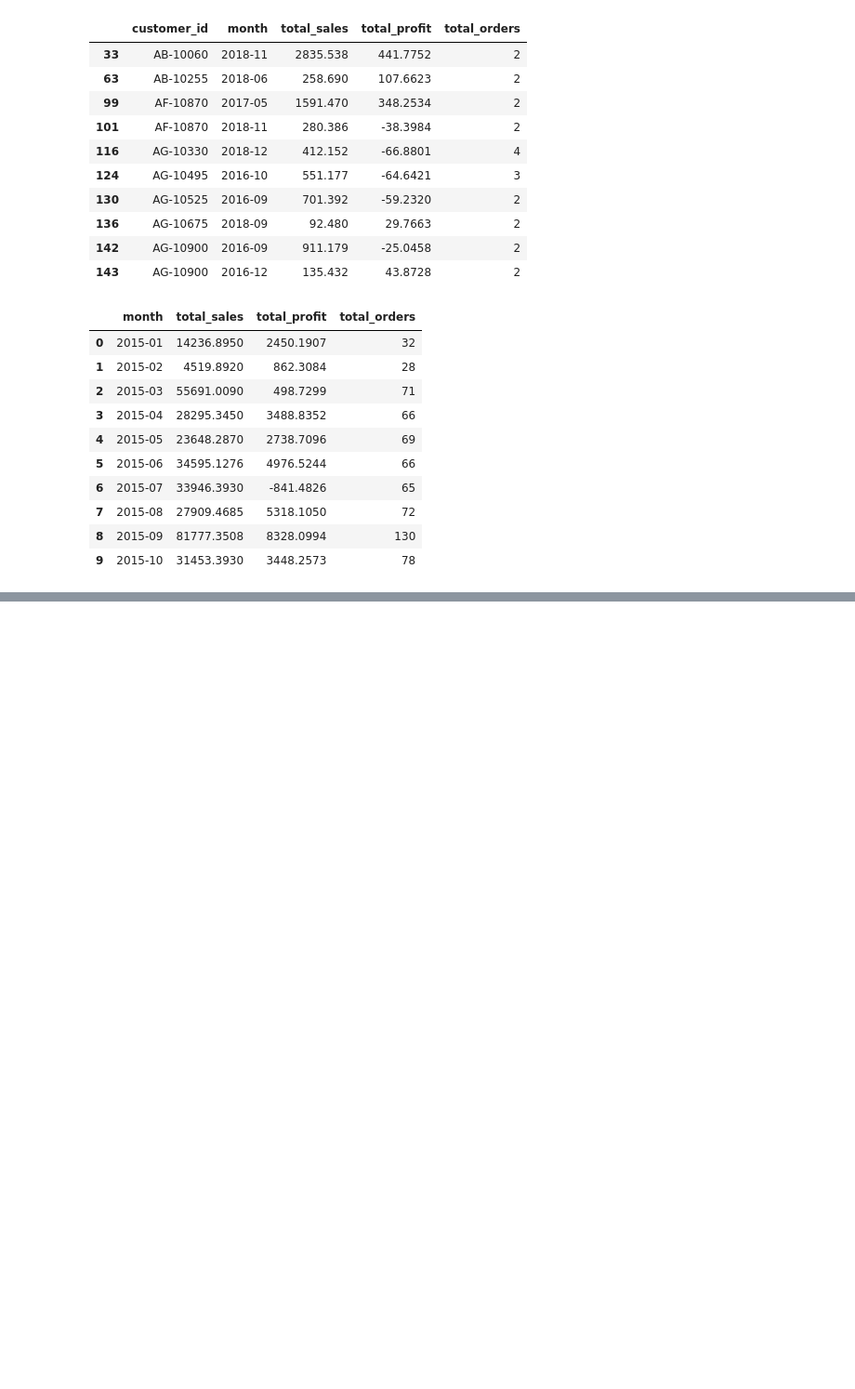
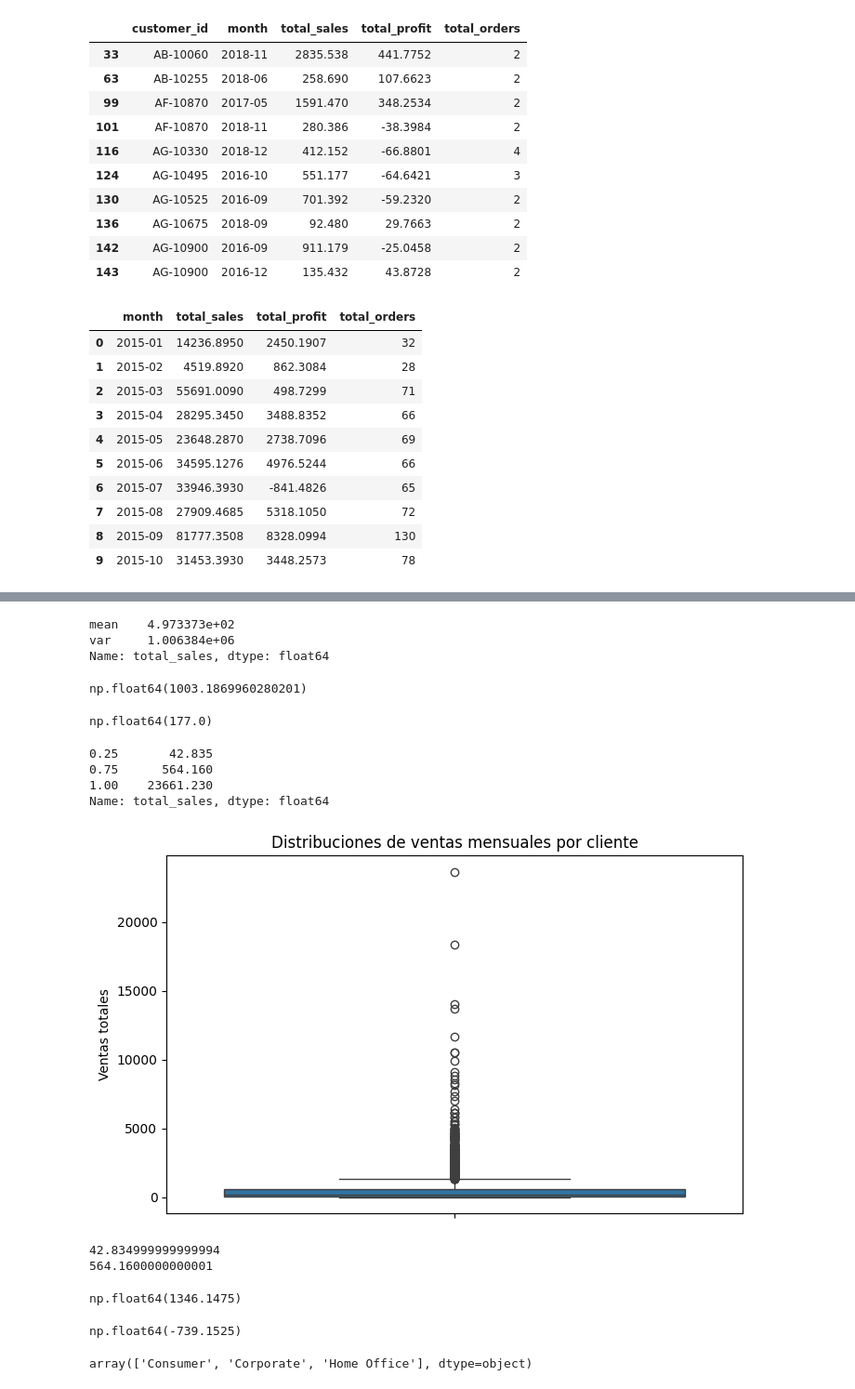
Before and after one commit to ofega91/superstore-data-analysis, a Jupyter notebook: notebooks/03_superstore_statistics.ipynb, the cells around one changed output, grey strips where cells are left out. Shown at 93% size. Cells and saved outputs as stored; diff of their text form; code cells hidden in the pictures; blank space fills up the shorter version.

```diff
--- a/notebooks/03_superstore_statistics.ipynb
+++ b/notebooks/03_superstore_statistics.ipynb
@@ -115,3 +115,6 @@ monthly_summary.head(10)
 | 7 | 2015-08 | 27909.4685 | 5318.1050 | 72 |
 | 8 | 2015-09 | 81777.3508 | 8328.0994 | 130 |
 | 9 | 2015-10 | 31453.3930 | 3448.2573 | 78 |
+# %%
+customer_monthly['profit_margin'] = ((customer_monthly['total_profit']/customer_monthly['total_sales'])*100).round(2)
+customer_monthly.head(10)
@@ -117,0 +133,3 @@ monthly_summary.head(10)
+# %%
+customer_monthly['avg_order_value'] = (customer_monthly['total_sales']/customer_monthly['total_orders']).round(2)
+customer_monthly.head(15)
@@ -117,0 +167,4 @@ monthly_summary.head(10)
+# %%
+customer_monthly['total_sales'] = customer_monthly['total_sales'].round(2)
+customer_monthly['total_profit'] = customer_monthly['total_profit'].round(2)
+customer_monthly.head(10)
@@ -117,0 +183,52 @@ monthly_summary.head(10)
+# %%
+customer_monthly['total_sales'].agg(['mean', 'var'])
+# %% [output]
+mean    4.973373e+02
+var     1.006384e+06
+Name: total_sales, dtype: float64
+# %%
+customer_monthly['total_sales'].std()
+# %% [output]
+np.float64(1003.1869960280201)
+# %%
+customer_monthly['total_sales'].median()
+# %% [output]
+np.float64(177.0)
+# %%
+customer_monthly['total_sales'].quantile([0.25, 0.75, 1])
+# %% [output]
+0.25       42.835
+0.75      564.160
+1.00    23661.230
+Name: total_sales, dtype: float64
+# %%
+import matplotlib.pyplot as plt
+import seaborn as sns
+
+plt.figure(figsize= (8,5))
+
+sns.boxplot( data = customer_monthly,
+            y='total_sales')
+
+plt.title( 'Distribuciones de ventas mensuales por cliente')
+plt.ylabel('Ventas totales')
+plt.show()
+# %% [output]
+[figure, added]
+# %%
+q1 = customer_monthly['total_sales'].quantile(0.25)
+print(q1)
+q3 = customer_monthly['total_sales'].quantile(0.75)
+print(q3)
+iqr = q3- q1
+upper_limit = q3 + 1.5*iqr
+upper_limit
+# %% [output]
+42.834999999999994
+564.1600000000001
+np.float64(1346.1475)
+# %%
+lower_limit = q1 - 1.5*iqr
+lower_limit
+# %% [output]
+np.float64(-739.1525)
@@ -117,0 +239,4 @@ monthly_summary.head(10)
+# %%
+orders['segment'].unique()
+# %% [output]
+array(['Consumer', 'Corporate', 'Home Office'], dtype=object)
```
Also changed, not shown: parts of 10 cells of this notebook.
